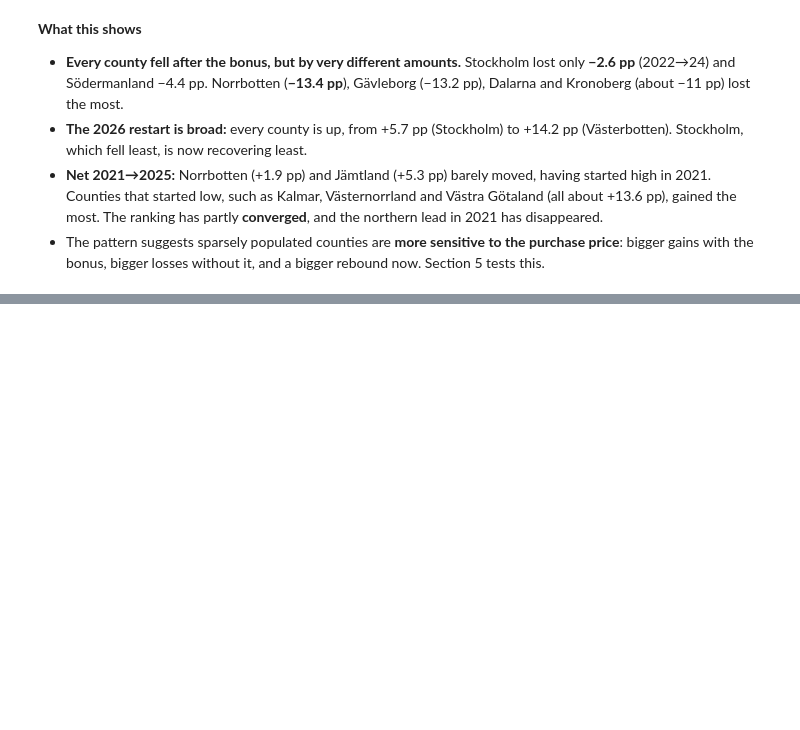
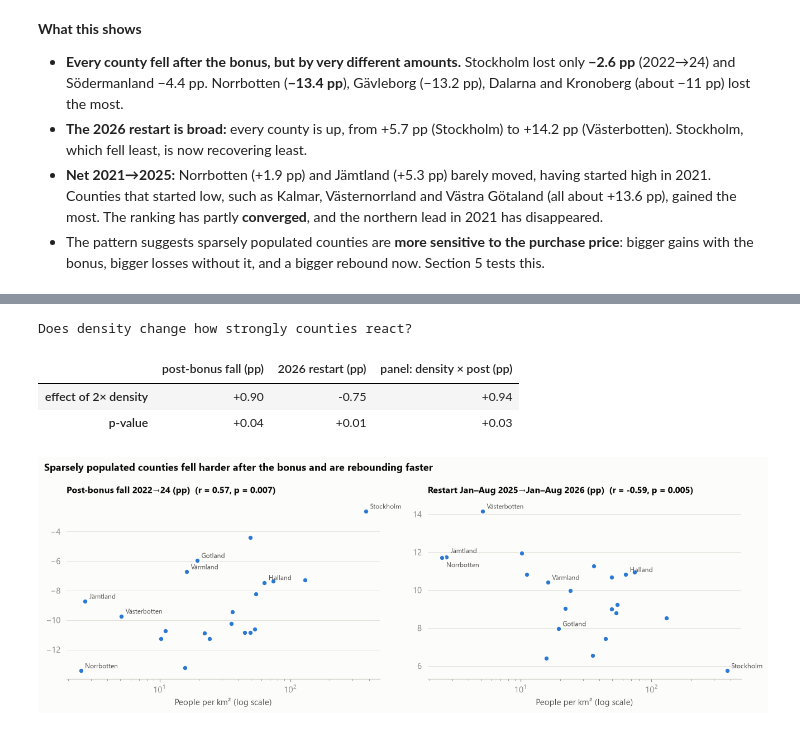
Before and after one commit to suv999/sweden-ev-adoption, a Jupyter notebook: notebooks/02_regional.ipynb, the cells around one changed output, grey strips where cells are left out. Saved outputs shown, nothing was run; the diff lists cells and outputs as text; code cells hidden in the pictures; blank space fills up the shorter version.

```diff
--- a/notebooks/02_regional.ipynb
+++ b/notebooks/02_regional.ipynb
@@ -260,0 +373,44 @@ plt.show()
+# %%
+inc = p.pivot(index="county_name", columns="year", values="ln_inc")
+dens = p.pivot(index="county_name", columns="year", values="ln_dens")
+x = pd.DataFrame({"fall": chg["post-bonus fall 22→24"], "restart": chg[RESTART],
+                  "ln_dens": dens[2024], "ln_inc22": inc[2022], "ln_inc24": inc[2024]}).drop("Sweden (private)")
+
+res_fall = smf.ols("fall ~ ln_dens + ln_inc22", x).fit(cov_type="HC3")
+res_rest = smf.ols("restart ~ ln_dens + ln_inc24", x).fit(cov_type="HC3")
+p["post"] = (p.year >= 2023).astype(int)
+# post itself is absorbed by the year fixed effects, so only the interactions enter
+res_int = smf.ols("private_bev_share ~ ln_inc + ln_dens + norrland + ln_inc:post + ln_dens:post + norrland:post"
+                  " + C(year)", p) \
+             .fit(cov_type="cluster", cov_kwds={"groups": p.county_code})
+
+out = pd.DataFrame({
+    "post-bonus fall (pp)": [res_fall.params["ln_dens"] * np.log(2), res_fall.pvalues["ln_dens"]],
+    "2026 restart (pp)": [res_rest.params["ln_dens"] * np.log(2), res_rest.pvalues["ln_dens"]],
+    "panel: density × post (pp)": [res_int.params["ln_dens:post"] * np.log(2) * 100, res_int.pvalues["ln_dens:post"]],
+}, index=["effect of 2× density", "p-value"])
+display(out.style.format("{:+.2f}").set_caption("Does density change how strongly counties react?"))
+
+fig, axes = plt.subplots(1, 2, figsize=(12, 4.2), sharex=True)
+for ax, col, title in [(axes[0], "fall", "Post-bonus fall 2022→24 (pp)"),
+                       (axes[1], "restart", f"Restart {YTD_PREV}→{YTD_CUR} (pp)")]:
+    ax.scatter(np.exp(x.ln_dens), x[col], s=40, color=BLUE, edgecolor=SURFACE, linewidth=1.5, zorder=3)
+    r, pv = stats.pearsonr(x.ln_dens, x[col])
+    nudge = {"Norrbotten": (5, -11), "Jämtland": (5, 5)} if col == "restart" else {}
+    for name in LABEL:
+        ax.annotate(name, (np.exp(x.loc[name, "ln_dens"]), x.loc[name, col]), xytext=nudge.get(name, (5, 3)),
+                    textcoords="offset points", fontsize=8, color=INK2)
+    ax.set_xscale("log")
+    ax.set_xlabel("People per km² (log scale)")
+    ax.set_title(f"{title}  (r = {r:.2f}, p = {pv:.3f})", fontsize=10.5)
+fig.suptitle("Sparsely populated counties fell harder after the bonus and are rebounding faster",
+             x=0.01, ha="left", fontweight="bold", fontsize=12)
+fig.tight_layout()
+viz.save(fig, "02_density_vs_change", FIGS)
+plt.show()
+# %% [output]
+Does density change how strongly counties react?
+|  | post-bonus fall (pp) | 2026 restart (pp) | panel: density × post (pp) |
+| effect of 2× density | +0.90 | -0.75 | +0.94 |
+| p-value | +0.04 | +0.01 | +0.03 |
+[figure, added]
```
Also changed, not shown: parts of 6 cells of this notebook, 2 other files.
